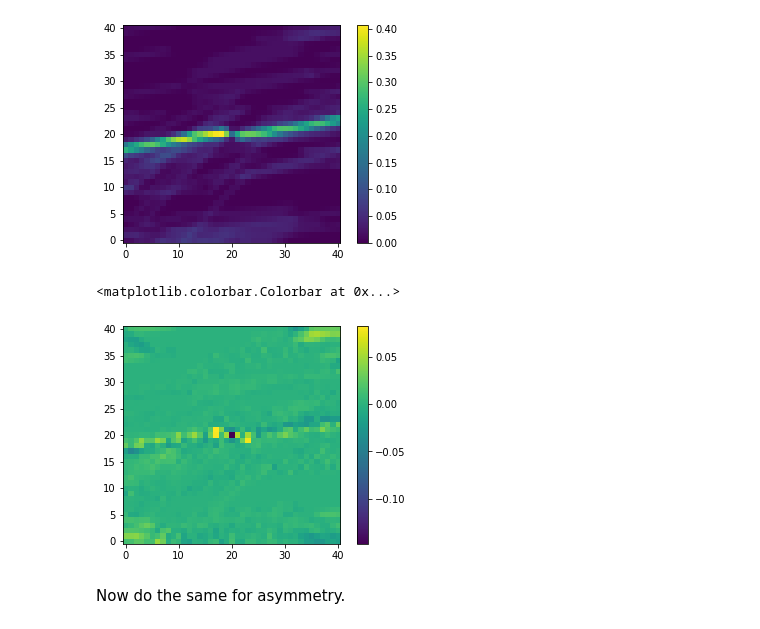
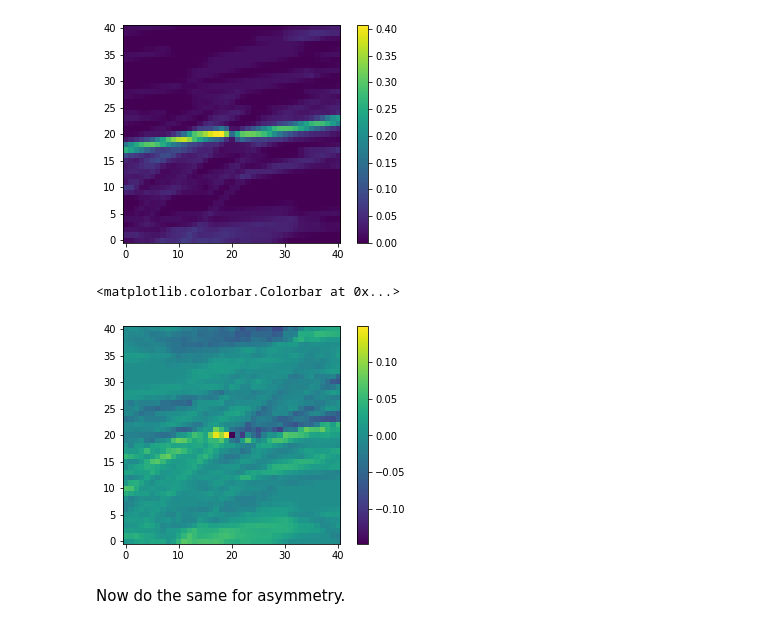
Before and after one commit to marlena6/oriented_superclustering, a Jupyter notebook: testing/asymmetric_stacking.ipynb, the cells around one changed output. Drawn from its saved outputs; the diff is of its cells as text; code cells hidden in the pictures.

```diff
--- a/testing/asymmetric_stacking.ipynb
+++ b/testing/asymmetric_stacking.ipynb
@@ -262,9 +262,9 @@ SYM_OPTI=HESSIAN
 <matplotlib.colorbar.Colorbar at 0x...>
 [figure]
 # %%
-plt.imshow(img-np.flipud(np.fliplr(stack/Chunk.nObj)), origin='lower')
+plt.imshow(img-stack, origin='lower')
 plt.colorbar()
 # very similar except maybe some reprojection differences
 # %% [output]
 <matplotlib.colorbar.Colorbar at 0x...>
-[figure, old version]
+[figure, new version]
```
Also changed, not shown: parts of 8 cells of this notebook, 8 other files.
